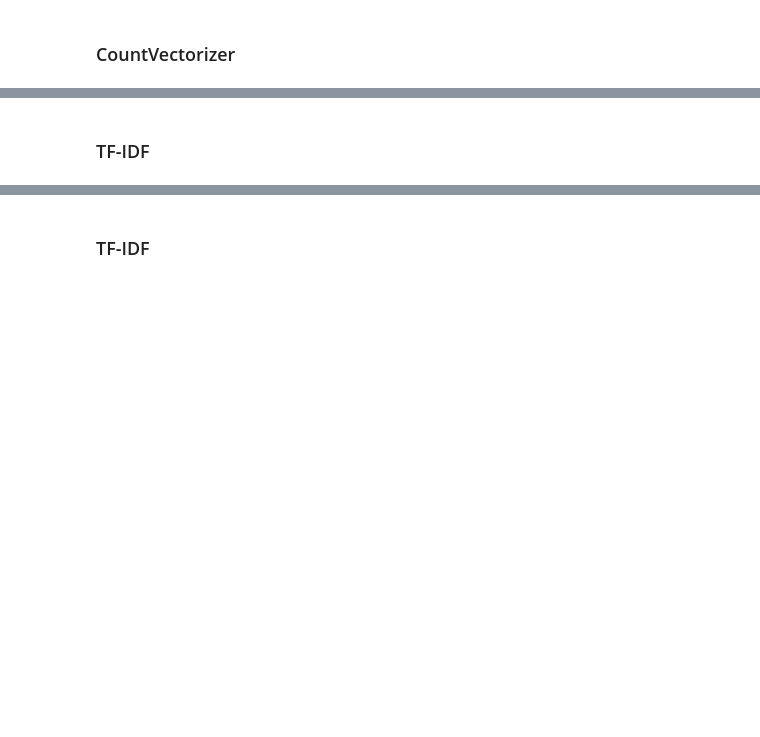
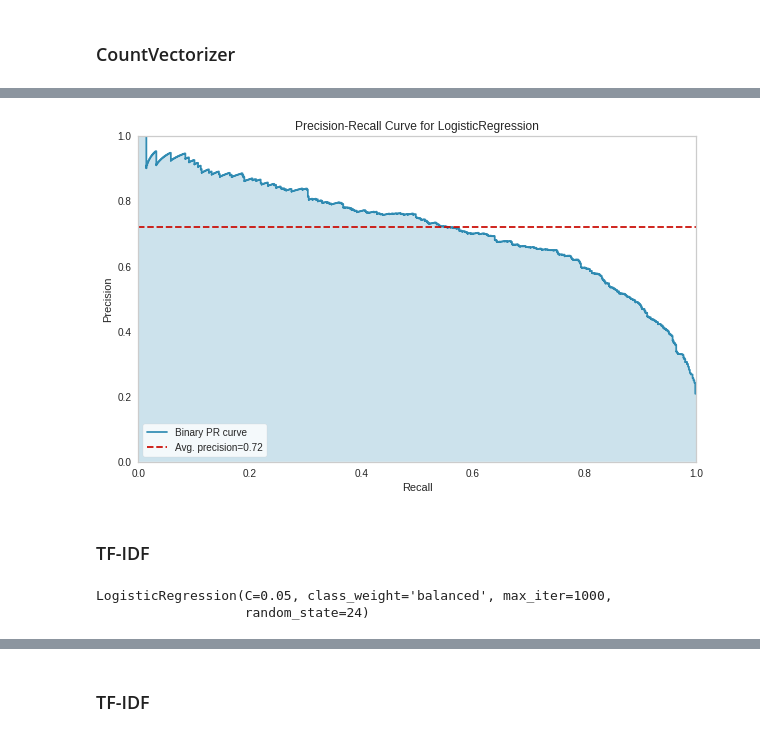
Before and after one commit to agltkn/Assignments, a Jupyter notebook: NLP_Sentiment_Analysis_Project.ipynb, the cells around one changed output, grey strips where cells are left out. Drawn from its saved outputs; the diff is of its cells as text; code cells hidden in the pictures; blank space fills up the shorter version.

```diff
--- a/NLP_Sentiment_Analysis_Project.ipynb
+++ b/NLP_Sentiment_Analysis_Project.ipynb
@@ -223,13 +268,5 @@ Name: Review Text, dtype: object
 # %%
-df = df.drop(["Clothing ID",
-              "Age",
-              "Division Name",
-              "Department Name",
-              "Class Name",
-              "Unnamed: 0",
-              "Title",
-              "Rating",
-              "Positive Feedback Count"], axis = 1)
+df = df.drop(['Clothing ID', 'Age', 'Title', 'Rating', 'Positive Feedback Count', 'Division Name', 'Department Name', 'Class Name'], axis = 1)
 # %%
 df.head()
 # %% [output]
@@ -623,8 +660,8 @@ df.head()
 | 3 | I love, love, love this jumpsuit.... | 1 |
 | 4 | This shirt is very flattering to ... | 1 |
 # %%
-X = df["text"]
-y= df["recommend"]
+X = df["text"].values
+y = df["recommend"].map({0:1, 1:0}).values
 # %%
 X_train, X_test, y_train, y_test = train_test_split(X, y, test_size=0.15, stratify=y, random_state=24)
 # %% [markdown]
@@ -665,3 +721,6 @@ array([[0., 0., 0., ..., 0., 0., 0.],
 ## Logistic Regression
 # %% [markdown]
 ### CountVectorizer
+# %%
+log = LogisticRegression(C =0.01, max_iter=1000, class_weight= "balanced", random_state=24)
+log.fit(X_train_count,y_train)
@@ -667,0 +768,10 @@ array([[0., 0., 0., ..., 0., 0., 0.],
+# %%
+from yellowbrick.classifier import PrecisionRecallCurve
+viz = PrecisionRecallCurve(
+    LogisticRegression(C =0.01, max_iter=1000, class_weight= "balanced", random_state=24)
+    )
+viz.fit(X_train_count,y_train)
+viz.score(X_test_count, y_test)
+viz.show();
+# %% [output]
+[figure, added]
@@ -668,2 +783,8 @@ array([[0., 0., 0., ..., 0., 0., 0.],
 # %% [markdown]
 ### TF-IDF
+# %%
+log = LogisticRegression(C=0.05, max_iter=1000, random_state=24, class_weight="balanced")
+log.fit(X_train_tf_idf,y_train)
+# %% [output]
+LogisticRegression(C=0.05, class_weight='balanced', max_iter=1000,
+                   random_state=24)
```
Also changed, not shown: parts of 138 cells of this notebook.
